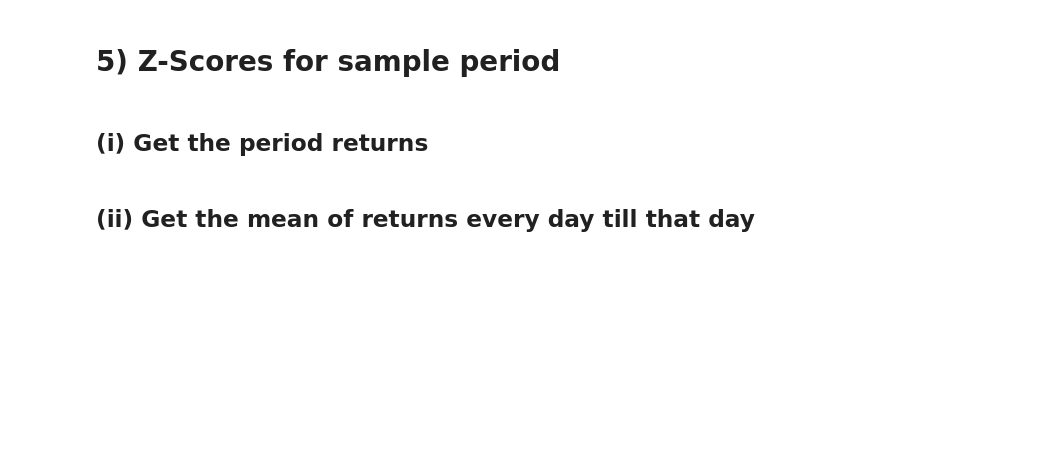
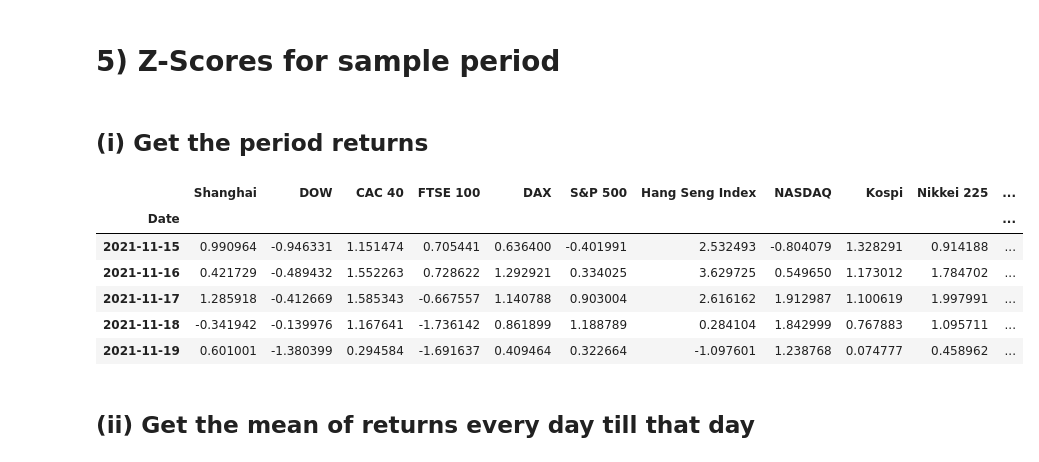
Before and after one commit to binomy/aifm, a Jupyter notebook: week03/day02/labs/stocks_to_zscores.ipynb, the cells around one changed output. Cells and saved outputs as stored; diff of their text form; code cells hidden in the pictures; blank space fills up the shorter version.

```diff
--- a/week03/day02/labs/stocks_to_zscores.ipynb
+++ b/week03/day02/labs/stocks_to_zscores.ipynb
@@ -60,6 +60,18 @@ df.head()
 # %%
 period = 5 #For rolling weekly returns
 #Find the rolling period returns
+period_rets = df.pct_change(period).copy()
+period_rets.dropna(inplace=True)
+period_rets = period_rets*100
+period_rets.tail()
+# %% [output]
+|  | Shanghai | DOW | CAC 40 | FTSE 100 | DAX | S&P 500 | Hang Seng Index | NASDAQ | Kospi | Nikkei 225 | ... |
+| Date |  |  |  |  |  |  |  |  |  |  | ... |
+| 2021-11-15 | 0.990964 | -0.946331 | 1.151474 | 0.705441 | 0.636400 | -0.401991 | 2.532493 | -0.804079 | 1.328291 | 0.914188 | ... |
+| 2021-11-16 | 0.421729 | -0.489432 | 1.552263 | 0.728622 | 1.292921 | 0.334025 | 3.629725 | 0.549650 | 1.173012 | 1.784702 | ... |
+| 2021-11-17 | 1.285918 | -0.412669 | 1.585343 | -0.667557 | 1.140788 | 0.903004 | 2.616162 | 1.912987 | 1.100619 | 1.997991 | ... |
+| 2021-11-18 | -0.341942 | -0.139976 | 1.167641 | -1.736142 | 0.861899 | 1.188789 | 0.284104 | 1.842999 | 0.767883 | 1.095711 | ... |
+| 2021-11-19 | 0.601001 | -1.380399 | 0.294584 | -1.691637 | 0.409464 | 0.322664 | -1.097601 | 1.238768 | 0.074777 | 0.458962 | ... |
 # %% [markdown]
 ## (ii) Get the mean of returns every day till that day
 # %%
```
Also changed, not shown: parts of 10 cells of this notebook, 12 other files.
